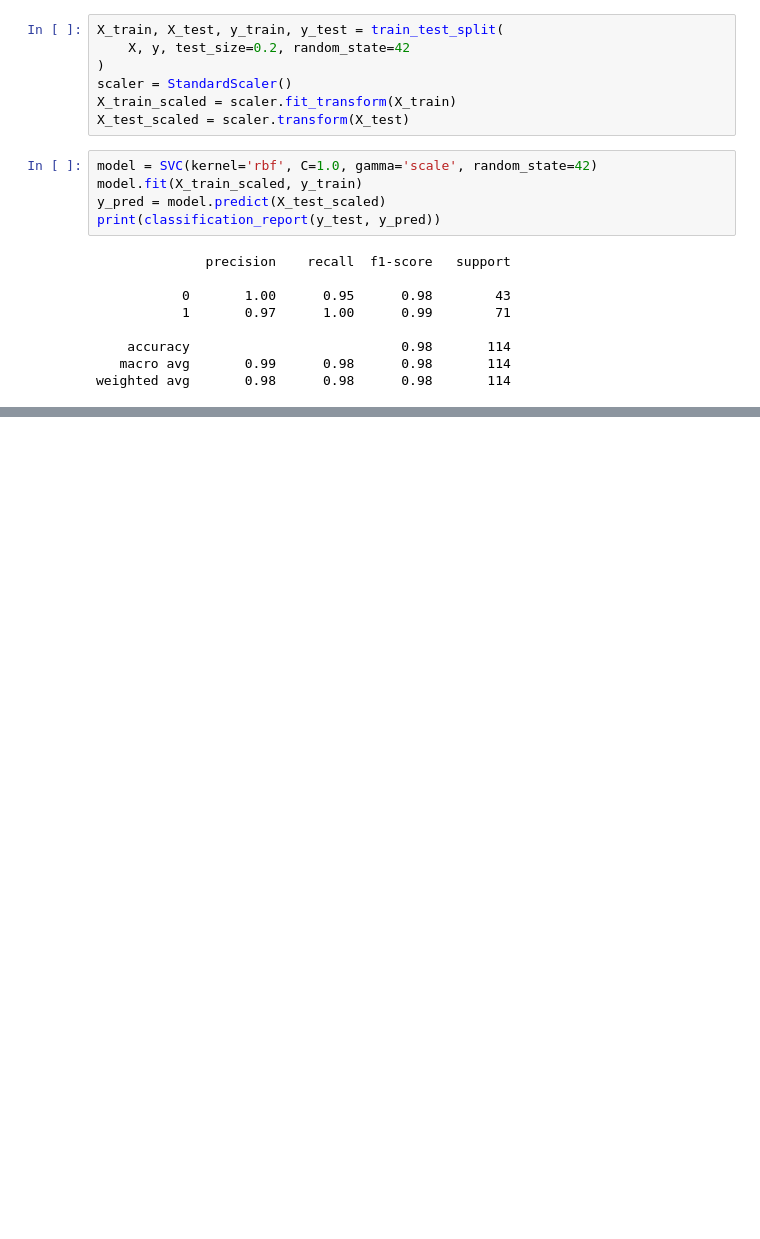
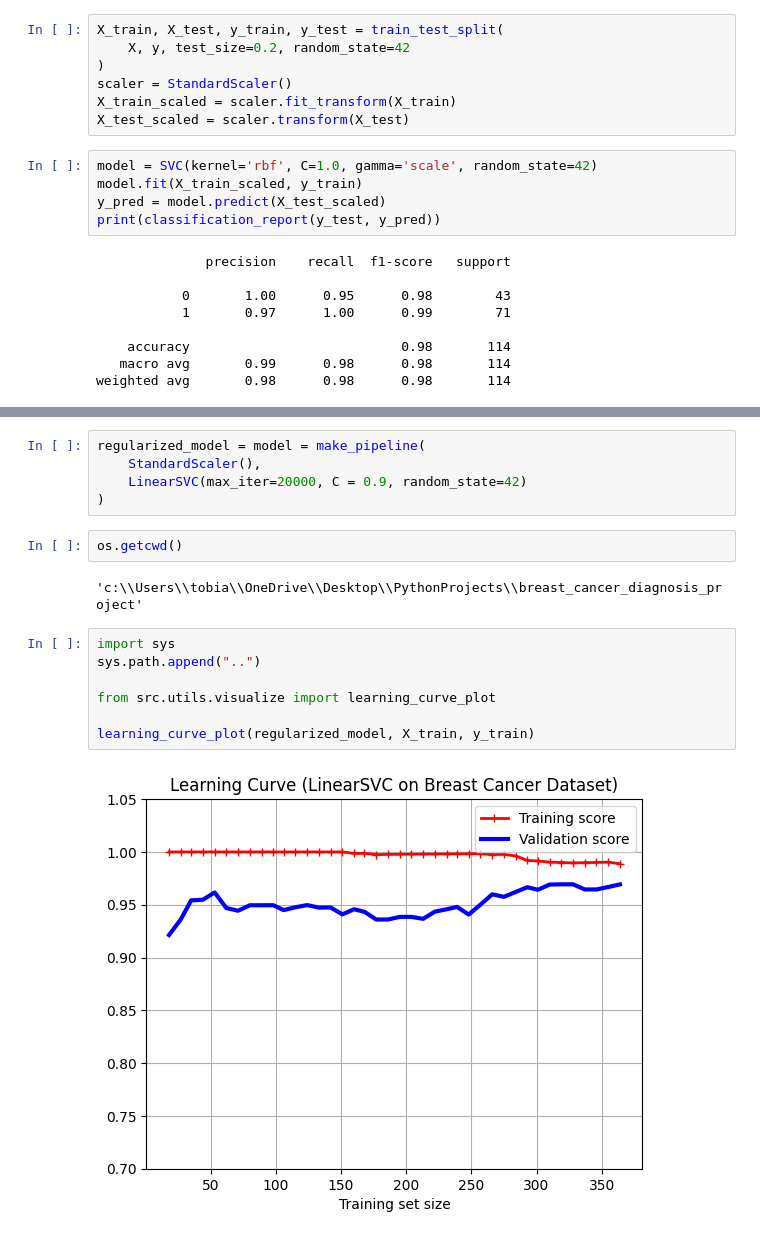
Before and after one commit to TobiSchl2010/breast_cancer_diagnosis_svm, a Jupyter notebook: notebooks/01_exploration.ipynb, the cells around one changed output, grey strips where cells are left out. Saved outputs shown, nothing was run; the diff lists cells and outputs as text; blank space fills up the shorter version.

```diff
--- a/notebooks/01_exploration.ipynb
+++ b/notebooks/01_exploration.ipynb
@@ -346,0 +479,18 @@ weighted avg       0.98      0.98      0.98       114
+# %%
+regularized_model = model = make_pipeline(
+    StandardScaler(),
+    LinearSVC(max_iter=20000, C = 0.9, random_state=42)
+)
+# %%
+os.getcwd()
+# %% [output]
+'c:\\Users\\tobia\\OneDrive\\Desktop\\PythonProjects\\breast_cancer_diagnosis_project'
+# %%
+import sys
+sys.path.append("..")
+
+from src.utils.visualize import learning_curve_plot
+
+learning_curve_plot(regularized_model, X_train, y_train)
+# %% [output]
+[figure, added]
```
Also changed, not shown: parts of 14 cells of this notebook, 5 other files.
